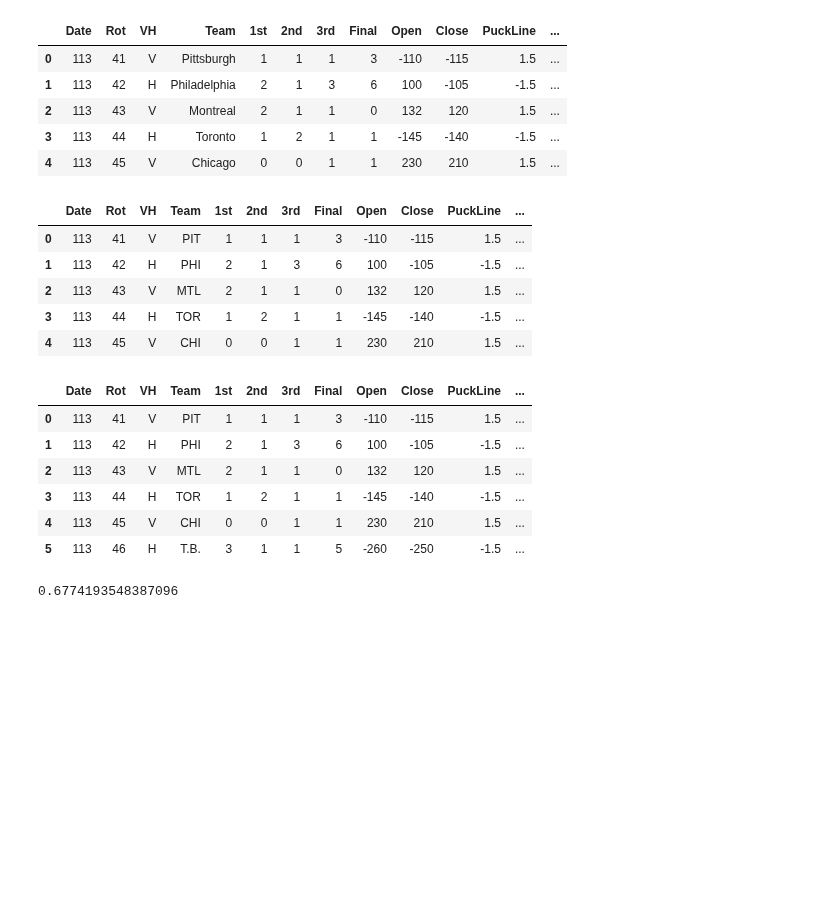
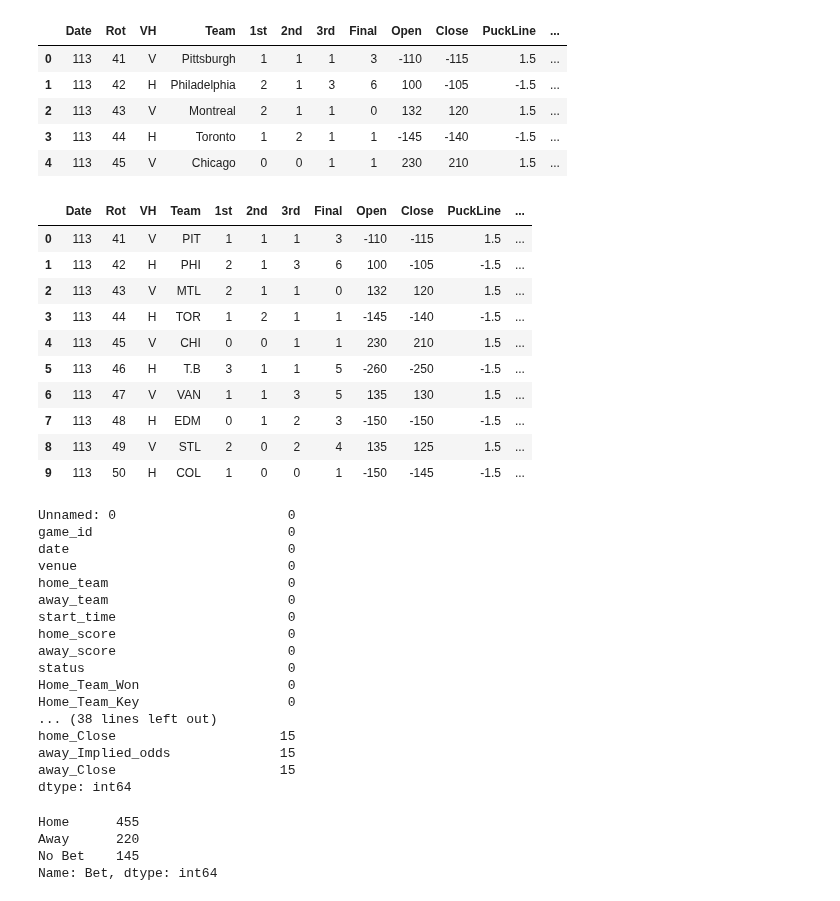
Before and after one commit to gschwaeb/NHL_Game_Prediction, a Jupyter notebook: Comparison Against Book Lines.ipynb, the cells around one changed output. Cells and saved outputs as stored; diff of their text form; code cells hidden in the pictures; blank space fills up the shorter version.

```diff
--- a/Comparison Against Book Lines.ipynb
+++ b/Comparison Against Book Lines.ipynb
@@ -30,19 +31,19 @@ team_conversion =   { 'Anaheim': 'ANA',
                      'Detroit': 'DET',
                      'Edmonton': 'EDM',
                      'Florida': 'FLA',
-                     'LosAngeles': 'L.A.',
+                     'LosAngeles': 'L.A',
                      'Minnesota': 'MIN',
                      'Montreal': 'MTL',
                      'Nashville': 'NSH',
-                     'NewJersey': 'N.J.',
+                     'NewJersey': 'N.J',
                      'NYIslanders': 'NYI',
                      'NYRangers': 'NYR',
                      'Ottawa': 'OTT',
                      'Philadelphia': 'PHI',
                      'Pittsburgh': 'PIT',
-                     'SanJose': 'S.J.',
+                     'SanJose': 'S.J',
                      'St.Louis': 'STL',
-                     'TampaBay': 'T.B.',
+                     'TampaBay': 'T.B',
                      'Toronto': 'TOR',
                      'Vancouver': 'VAN',
                       'Vegas':'VGK',
@@ -51,16 +52,21 @@ team_conversion =   { 'Anaheim': 'ANA',
 # %%
 odds = odds.replace({'Team': team_conversion})
 # %%
-odds['Month'] = odds['Date'].apply(lambda x: str(x)[0])
+odds['Month'] = odds['Date'].apply(lambda x: '0'+str(x)[0])
 odds['Day'] = odds['Date'].apply(lambda x: str(x)[1:])
 odds['Year'] = 2021
 # %%
-odds.head()
+odds.head(10)
 # %% [output]
 |  | Date | Rot | VH | Team | 1st | 2nd | 3rd | Final | Open | Close | PuckLine | ... |
 | 0 | 113 | 41 | V | PIT | 1 | 1 | 1 | 3 | -110 | -115 | 1.5 | ... |
 | 1 | 113 | 42 | H | PHI | 2 | 1 | 3 | 6 | 100 | -105 | -1.5 | ... |
 | 2 | 113 | 43 | V | MTL | 2 | 1 | 1 | 0 | 132 | 120 | 1.5 | ... |
 | 3 | 113 | 44 | H | TOR | 1 | 2 | 1 | 1 | -145 | -140 | -1.5 | ... |
 | 4 | 113 | 45 | V | CHI | 0 | 0 | 1 | 1 | 230 | 210 | 1.5 | ... |
+| 5 | 113 | 46 | H | T.B | 3 | 1 | 1 | 5 | -260 | -250 | -1.5 | ... |
+| 6 | 113 | 47 | V | VAN | 1 | 1 | 3 | 5 | 135 | 130 | 1.5 | ... |
+| 7 | 113 | 48 | H | EDM | 0 | 1 | 2 | 3 | -150 | -150 | -1.5 | ... |
+| 8 | 113 | 49 | V | STL | 2 | 0 | 2 | 4 | 135 | 125 | 1.5 | ... |
+| 9 | 113 | 50 | H | COL | 1 | 0 | 0 | 1 | -150 | -145 | -1.5 | ... |
 # %%
@@ -71,16 +77,2 @@ odds['Team_Key'] = odds['Team'].astype(str)+'_'+odds['Datetime'].astype(str)
 # %%
 odds['Implied_odds'] = np.where(odds['Close'] < 0, (odds['Close']*-1)/((odds['Close']*-1)+100) , 100/(odds['Close']+100))
-# %%
-odds.head(6)
-# %% [output]
-|  | Date | Rot | VH | Team | 1st | 2nd | 3rd | Final | Open | Close | PuckLine | ... |
-| 0 | 113 | 41 | V | PIT | 1 | 1 | 1 | 3 | -110 | -115 | 1.5 | ... |
-| 1 | 113 | 42 | H | PHI | 2 | 1 | 3 | 6 | 100 | -105 | -1.5 | ... |
-| 2 | 113 | 43 | V | MTL | 2 | 1 | 1 | 0 | 132 | 120 | 1.5 | ... |
-| 3 | 113 | 44 | H | TOR | 1 | 2 | 1 | 1 | -145 | -140 | -1.5 | ... |
-| 4 | 113 | 45 | V | CHI | 0 | 0 | 1 | 1 | 230 | 210 | 1.5 | ... |
-| 5 | 113 | 46 | H | T.B. | 3 | 1 | 1 | 5 | -260 | -250 | -1.5 | ... |
-# %%
-210/310
-# %% [output]
-0.6774193548387096
@@ -86,0 +84,20 @@ odds.head(6)
+# %%
+df.isna().sum()
+# %% [output]
+Unnamed: 0                      0
+game_id                         0
+date                            0
+venue                           0
+home_team                       0
+away_team                       0
+start_time                      0
+home_score                      0
+away_score                      0
+status                          0
+Home_Team_Won                   0
+Home_Team_Key                   0
+... (38 lines left out)
+home_Close                     15
+away_Implied_odds              15
+away_Close                     15
+dtype: int64
@@ -86,0 +114,7 @@ odds.head(6)
+# %%
+df['Bet'].value_counts()
+# %% [output]
+Home      455
+Away      220
+No Bet    145
+Name: Bet, dtype: int64
```
Also changed, not shown: parts of 19 cells of this notebook, 3 other files.
